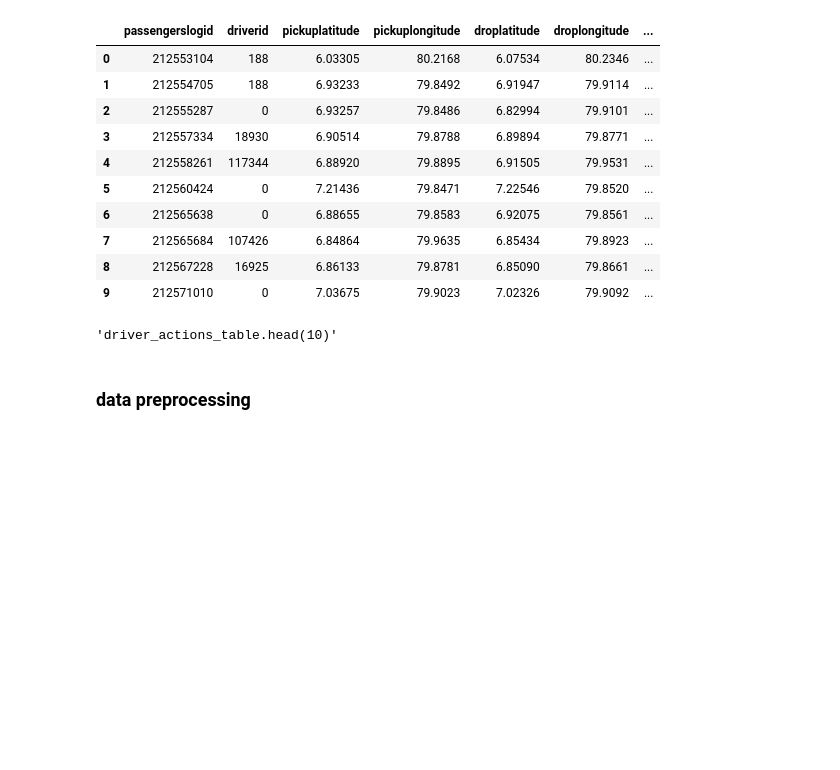
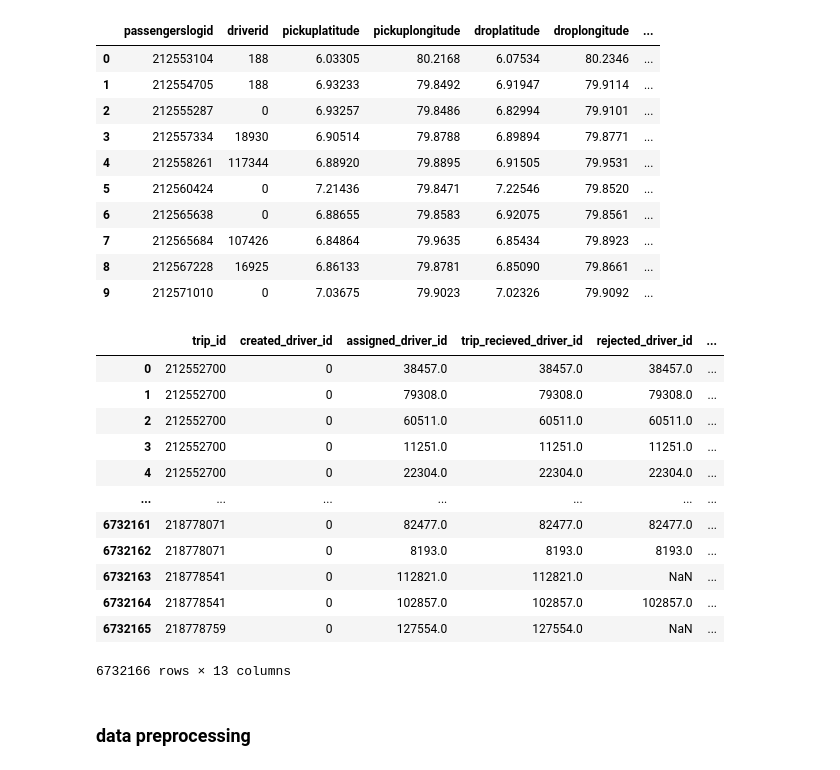
Before and after one commit to ZTeamUoM/taxi-reinforce, a Jupyter notebook: taxi_imitation.ipynb, the cells around one changed output. Drawn from its saved outputs; the diff is of its cells as text; code cells hidden in the pictures; blank space fills up the shorter version.

```diff
--- a/taxi_imitation.ipynb
+++ b/taxi_imitation.ipynb
@@ -318,8 +321,23 @@ trip_data.head(10)
 | 9 | 212571010 | 0 | 7.03675 | 79.9023 | 7.02326 | 79.9092 | ... |
 # %%
 """driver_actions_table.head(10)"""
+
+old_driver_actions_table =  pd.read_csv("../data/driver-action.csv")
+old_driver_actions_table
 # %% [output]
+|  | trip_id | created_driver_id | assigned_driver_id | trip_recieved_driver_id | rejected_driver_id | ... |
+| 0 | 212552700 | 0 | 38457.0 | 38457.0 | 38457.0 | ... |
+| 1 | 212552700 | 0 | 79308.0 | 79308.0 | 79308.0 | ... |
+| 2 | 212552700 | 0 | 60511.0 | 60511.0 | 60511.0 | ... |
+| 3 | 212552700 | 0 | 11251.0 | 11251.0 | 11251.0 | ... |
+| 4 | 212552700 | 0 | 22304.0 | 22304.0 | 22304.0 | ... |
+| ... | ... | ... | ... | ... | ... | ... |
+| 6732161 | 218778071 | 0 | 82477.0 | 82477.0 | 82477.0 | ... |
+| 6732162 | 218778071 | 0 | 8193.0 | 8193.0 | 8193.0 | ... |
+| 6732163 | 218778541 | 0 | 112821.0 | 112821.0 | NaN | ... |
+| 6732164 | 218778541 | 0 | 102857.0 | 102857.0 | 102857.0 | ... |
+| 6732165 | 218778759 | 0 | 127554.0 | 127554.0 | NaN | ... |
-'driver_actions_table.head(10)'
+6732166 rows × 13 columns
 # %% [markdown]
 ### data preprocessing
 # %%
```
Also changed, not shown: parts of 41 cells of this notebook, 24 other files.
